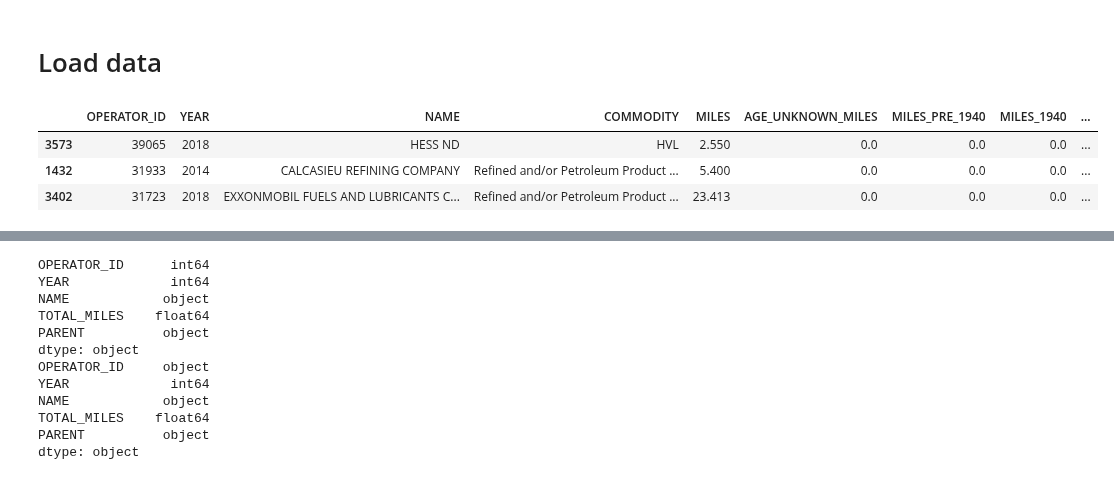
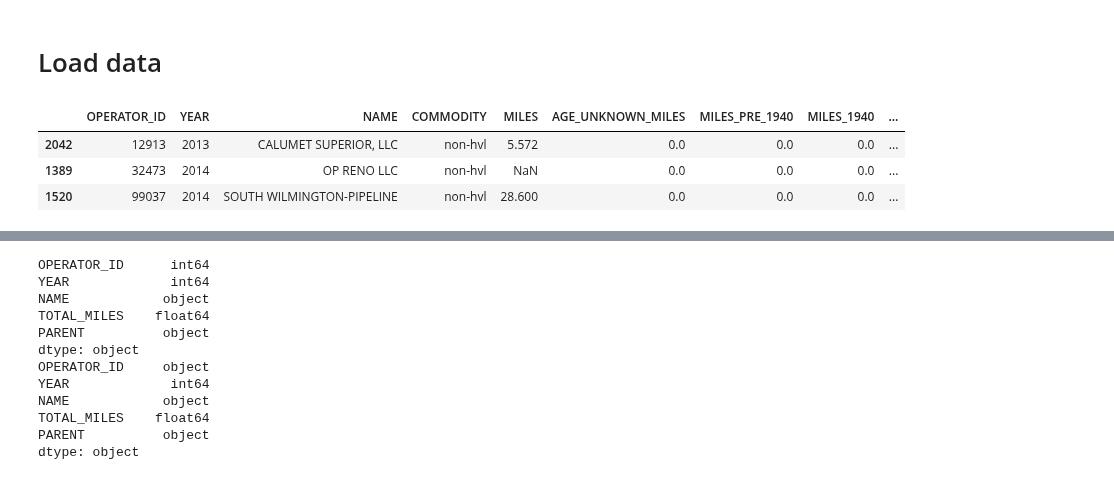
Before and after one commit to julianbarg/oil_industry, a Jupyter notebook: workbooks/6py_create_preliminary_sample.ipynb, the cells around one changed output, grey strips where cells are left out. Drawn from its saved outputs; the diff is of its cells as text; code cells hidden in the pictures.

Commit message:
Create new initial sample for new dataset, now 200 largest observations.

```diff
--- a/workbooks/6py_create_preliminary_sample.ipynb
+++ b/workbooks/6py_create_preliminary_sample.ipynb
@@ -5,12 +5,15 @@ We grab the 50 operators with the largest network of pipelines (in any year) and
 # %% [markdown]
 Most recent file versions used in this workbook:
 # %%
-pipeline_2010_selected_file = '../preprocessed_data/pipelines_2010_selected_2019-08-24.feather'
+pre_sample_file = "../preprocessed_data/pre_sample_2019-09-08.feather"
 incidents_selected_file = '../preprocessed_data/incidents_selected_2019-08-22.feather'
-largest_observations_file = '../preprocessed_data/largest_companies_2019-09-01.feather'
+largest_observations_file = '../preprocessed_data/largest_companies_2019-09-08.feather'
 
 pipelines_2010_raw = '../data/pipelines_2010_2019-08-11.feather'
+pipelines_2004_raw = '../data/pipelines_2004_2019-08-11.feather'
 incidents_raw = '../data/incidents_2019-08-11.feather'
 
-parent_companies_file = '../input/largest_companies_w_parents_2019-08-31.csv'
+parent_companies_file = '../input/largest_companies_w_parents_2019-09-09.csv'
+
+names_table = '../preprocessed_data/names_table_2019-09-09.feather'
 # %%
@@ -24,17 +27,17 @@ from datetime import date
 
 today = date.today().isoformat()
 # %%
-pd.options.display.max_rows = 75
+# pd.options.display.max_rows = 200
 # %% [markdown]
 # Load data
 # %%
-pipelines_2010 = pd.read_feather(pipeline_2010_selected_file)
-pipelines_2010.sample(3)
+pipelines = pd.read_feather(pre_sample_file)
+pipelines.sample(3)
 # %% [output]
 |  | OPERATOR_ID | YEAR | NAME | COMMODITY | MILES | AGE_UNKNOWN_MILES | MILES_PRE_1940 | MILES_1940 | ... |
-| 3573 | 39065 | 2018 | HESS ND | HVL | 2.550 | 0.0 | 0.0 | 0.0 | ... |
-| 1432 | 31933 | 2014 | CALCASIEU REFINING COMPANY | Refined and/or Petroleum Product ... | 5.400 | 0.0 | 0.0 | 0.0 | ... |
-| 3402 | 31723 | 2018 | EXXONMOBIL FUELS AND LUBRICANTS C... | Refined and/or Petroleum Product ... | 23.413 | 0.0 | 0.0 | 0.0 | ... |
+| 2042 | 12913 | 2013 | CALUMET SUPERIOR, LLC | non-hvl | 5.572 | 0.0 | 0.0 | 0.0 | ... |
+| 1389 | 32473 | 2014 | OP RENO LLC | non-hvl | NaN | 0.0 | 0.0 | 0.0 | ... |
+| 1520 | 99037 | 2014 | SOUTH WILMINGTON-PIPELINE | non-hvl | 28.600 | 0.0 | 0.0 | 0.0 | ... |
 # %%
 incidents = pd.read_feather(incidents_selected_file)
 incidents.sample(3)
```
Also changed, not shown: parts of 27 cells of this notebook, 1 other file.
